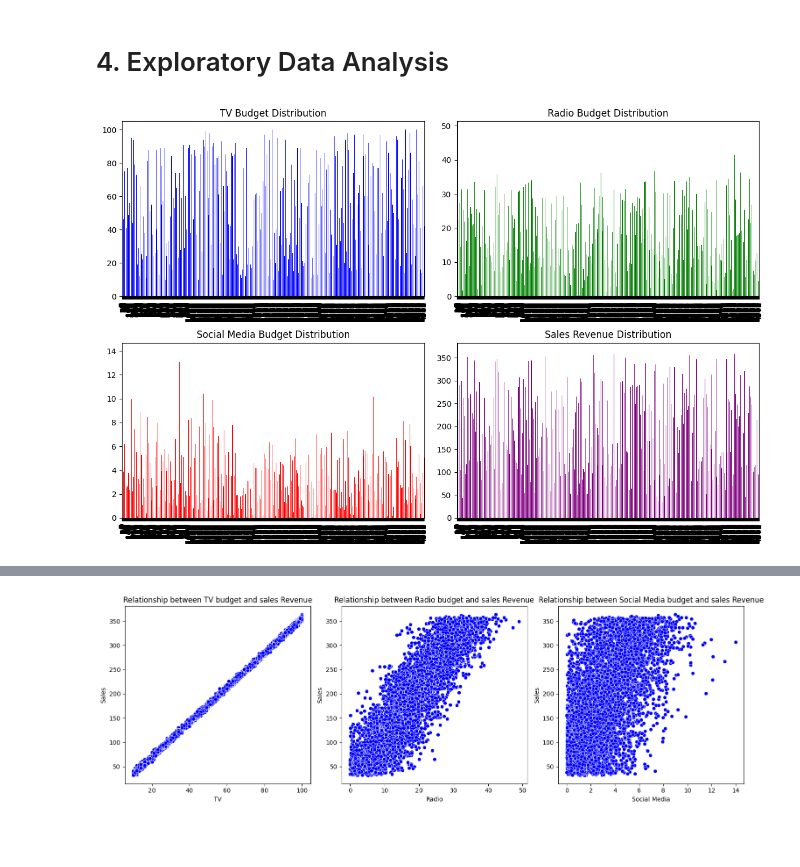
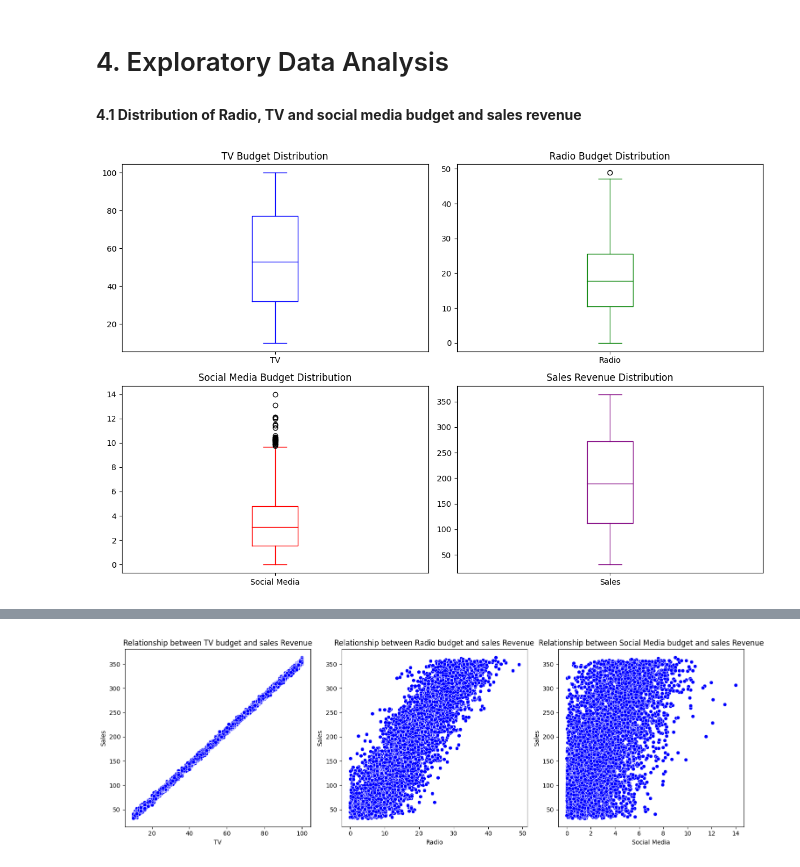
Before and after one commit to Tshifhumulo10/Martketing-Analysis-and-Revenue-Prediction, a Jupyter notebook: Martketing_Analysis_and_Revenue_Prediction.ipynb, the cells around one changed output, grey strips where cells are left out. Saved outputs shown, nothing was run; the diff lists cells and outputs as text; code cells hidden in the pictures; blank space fills up the shorter version.

```diff
--- a/Martketing_Analysis_and_Revenue_Prediction.ipynb
+++ b/Martketing_Analysis_and_Revenue_Prediction.ipynb
@@ -110,18 +89,20 @@ dtype: int64
 # %% [markdown]
 # 4. Exploratory Data Analysis
+# %% [markdown]
+**4.1 Distribution of Radio, TV and social media budget and sales revenue**
 # %%
 fig, axes = plt.subplots(nrows=2, ncols=2, figsize=(12, 8))
 
 # Plot histograms for TV, Radio, Social Media, and Sales
-df['TV'].plot(kind='bar', ax=axes[0, 0], title='TV Budget Distribution', color='blue')
-df['Radio'].plot(kind='bar', ax=axes[0, 1], title='Radio Budget Distribution', color='green')
-df['Social Media'].plot(kind='bar', ax=axes[1, 0], title='Social Media Budget Distribution', color='red')
-df['Sales'].plot(kind='bar', ax=axes[1, 1], title='Sales Revenue Distribution', color='purple')
+df['TV'].plot(kind='box', ax=axes[0, 0], title='TV Budget Distribution', color='blue')
+df['Radio'].plot(kind='box', ax=axes[0, 1], title='Radio Budget Distribution', color='green')
+df['Social Media'].plot(kind='box', ax=axes[1, 0], title='Social Media Budget Distribution', color='red')
+df['Sales'].plot(kind='box', ax=axes[1, 1], title='Sales Revenue Distribution', color='purple')
 
 # Adjust subplot layout
 plt.tight_layout()
 
 # Show the plot
 plt.show()
 # %% [output]
-[figure, old version]
+[figure, new version]
```
Also changed, not shown: parts of 44 cells of this notebook.
